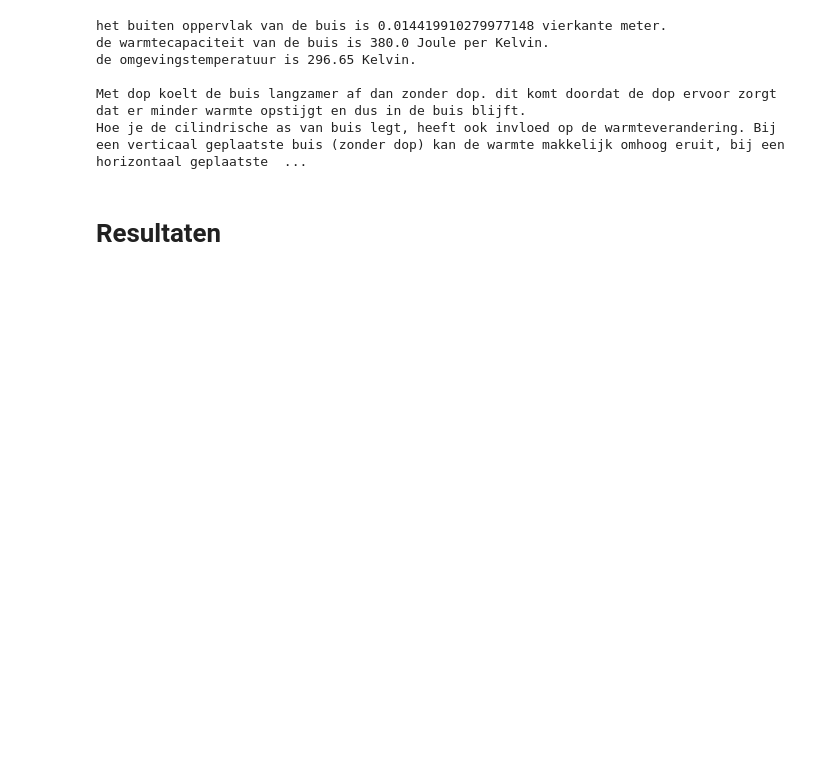
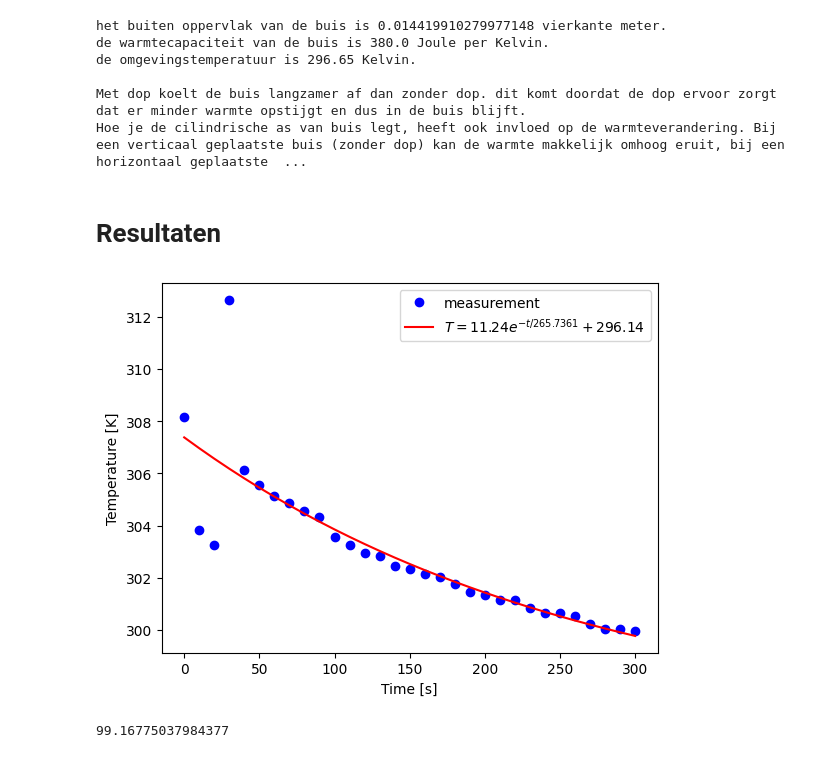
Before and after one commit to Ernesto-delft/Floris-Ernesto, a Jupyter notebook: Content/Labs/koelbuis.ipynb, the cells around one changed output. Saved outputs shown, nothing was run; the diff lists cells and outputs as text; code cells hidden in the pictures; blank space fills up the shorter version.

```diff
--- a/Content/Labs/koelbuis.ipynb
+++ b/Content/Labs/koelbuis.ipynb
@@ -235,36 +236,43 @@ def exp_func(t, A, tau, T_omg):
     # T_omg is de omgevingstemperatuur
     return (A * np.exp(-t/tau) + T_omg)
 
-buitenoppervlak = 0.0 # bepaal zelf in m^2
-warmtecapaciteit = 0.0 # bepaal de warmtecapaciteit in J/K
+buitenoppervlak = A_buiten # bepaal zelf in m^2
+warmtecapaciteit = C # bepaal de warmtecapaciteit in J/K
 
-times = np.array([])
-temps = np.array([])
+times = np.array([0, 10, 20, 30, 40, 50, 60, 70, 80, 90, 100, 110, 120, 130, 140, 150, 160, 170, 180, 190, 200,
+210, 220, 230, 240, 250, 260, 270, 280, 290, 300])
+
+temps = np.array([35.0, 30.7, 30.1, 39.5, 33.0, 32.4, 32.0, 31.7, 31.4, 31.2, 30.4, 30.1, 29.8, 29.7, 29.3,
+29.2, 29.0, 28.9, 28.6, 28.3, 28.2, 28.0, 28.0, 27.7, 27.5, 27.5, 27.4, 27.1, 26.9, 26.9, 26.8]) + 273.15  # omzetten naar Kelvin
+
 
 
 # pas beginwaardes aan naar schatting
 # Het aantal maxfev moet wellicht hoger voor goede convergentie van de waarde
-popt, pocv = curve_fit(exp_func, times, temps, p0=[50, 1000, 20], maxfev=5000)
+popt, pocv = curve_fit(exp_func, times, temps, p0=[20, 80, 20], maxfev=5000)
 
 A_exp, tau_exp, T_omg_exp = popt
 
 y_fit = exp_func(times, *popt)
 
 plt.figure()
 plt.xlabel('Time [s]')
 plt.ylabel('Temperature [K]')
 
 plt.plot(times, temps, 'bo', label='measurement')
 plt.plot(times, y_fit, 'r-',
          label='$T = %0.2f e^{-t/%0.4f} + %0.2f$' % (A_exp, tau_exp, T_omg_exp))
 
 plt.legend()
 
 plt.show()
 
 h_exp = (warmtecapaciteit) / (tau_exp * buitenoppervlak)
 
 print(h_exp) # warmteoverdrachtscoëfficiënt in W/m^2 K
 # Sla figuren op met
 #
 # plt.savefig("Figuren/naam.png", dpi=450)
+# %% [output]
+[figure, added]
+99.16775037984377
```
Also changed, not shown: parts of 3 cells of this notebook.
